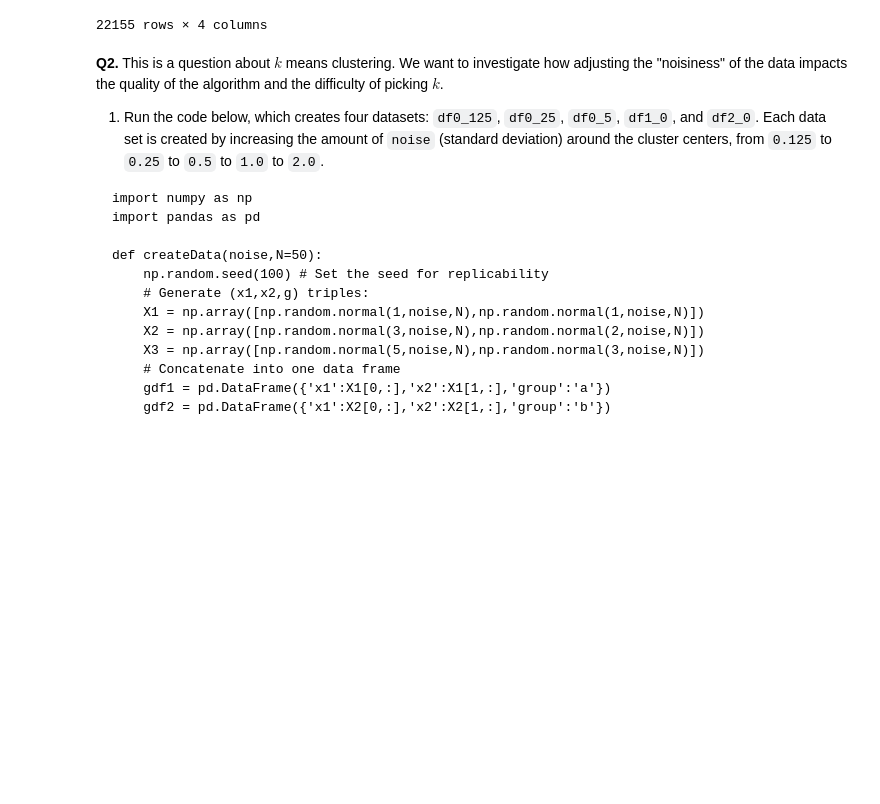
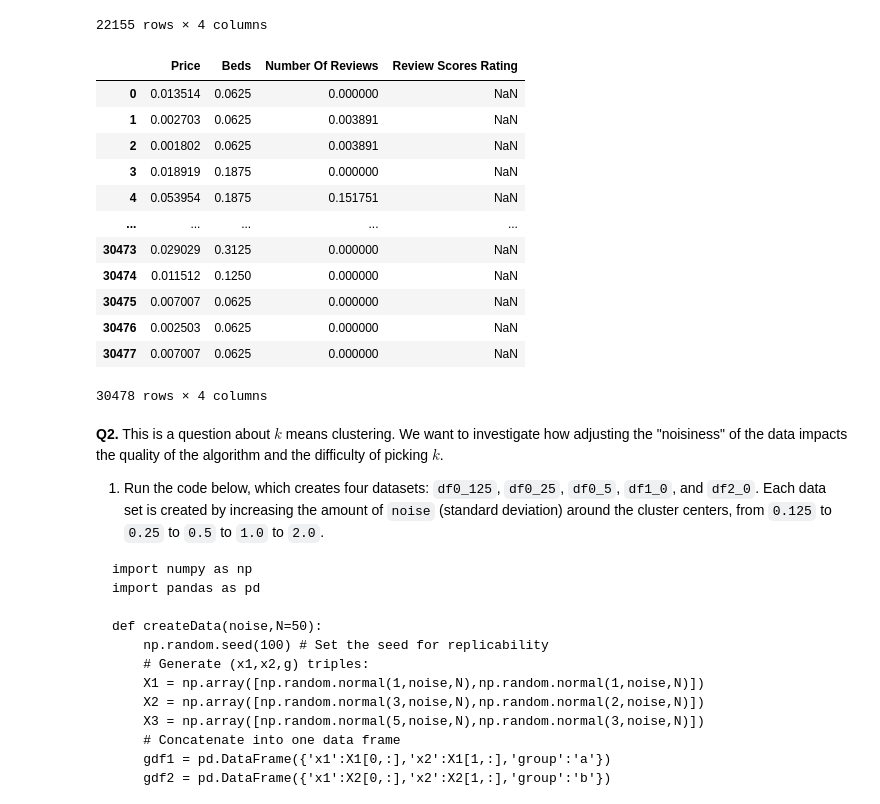
Before and after one commit to jillianhaig/kmc, a Jupyter notebook: assignment_kmc.ipynb, the cells around one changed output. Saved outputs shown, nothing was run; the diff lists cells and outputs as text; code cells hidden in the pictures; blank space fills up the shorter version.

```diff
--- a/assignment_kmc.ipynb
+++ b/assignment_kmc.ipynb
@@ -134,3 +134,26 @@ new_df.dropna()
 | 30404 | 60 | 1.0 | 1 | 100.0 |
 | 30409 | 99 | 1.0 | 1 | 80.0 |
 22155 rows × 4 columns
+# %%
+# Part 2: maxmin normalize
+
+def maxmin(x):
+    u = (x-min(x))/(max(x)-min(x))
+    return u
+
+df2 = new_df.apply(maxmin)
+df2
+# %% [output]
+|  | Price | Beds | Number Of Reviews | Review Scores Rating |
+| 0 | 0.013514 | 0.0625 | 0.000000 | NaN |
+| 1 | 0.002703 | 0.0625 | 0.003891 | NaN |
+| 2 | 0.001802 | 0.0625 | 0.003891 | NaN |
+| 3 | 0.018919 | 0.1875 | 0.000000 | NaN |
+| 4 | 0.053954 | 0.1875 | 0.151751 | NaN |
+| ... | ... | ... | ... | ... |
+| 30473 | 0.029029 | 0.3125 | 0.000000 | NaN |
+| 30474 | 0.011512 | 0.1250 | 0.000000 | NaN |
+| 30475 | 0.007007 | 0.0625 | 0.000000 | NaN |
+| 30476 | 0.002503 | 0.0625 | 0.000000 | NaN |
+| 30477 | 0.007007 | 0.0625 | 0.000000 | NaN |
+30478 rows × 4 columns
```
Also changed, not shown: parts of 1 cell of this notebook.
